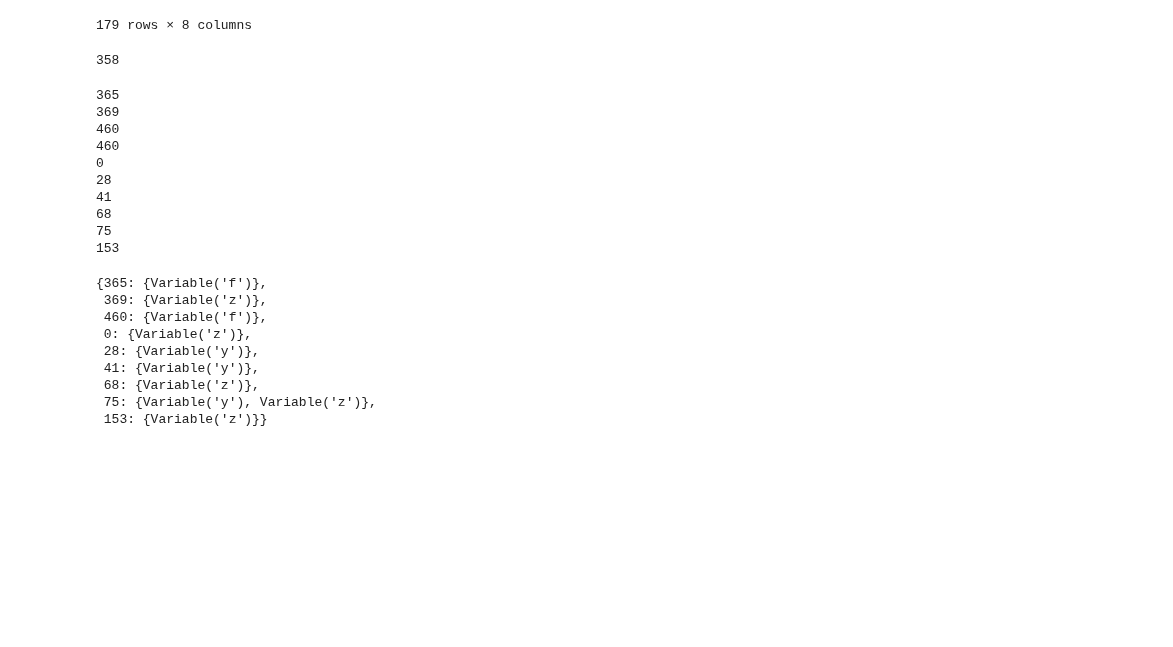
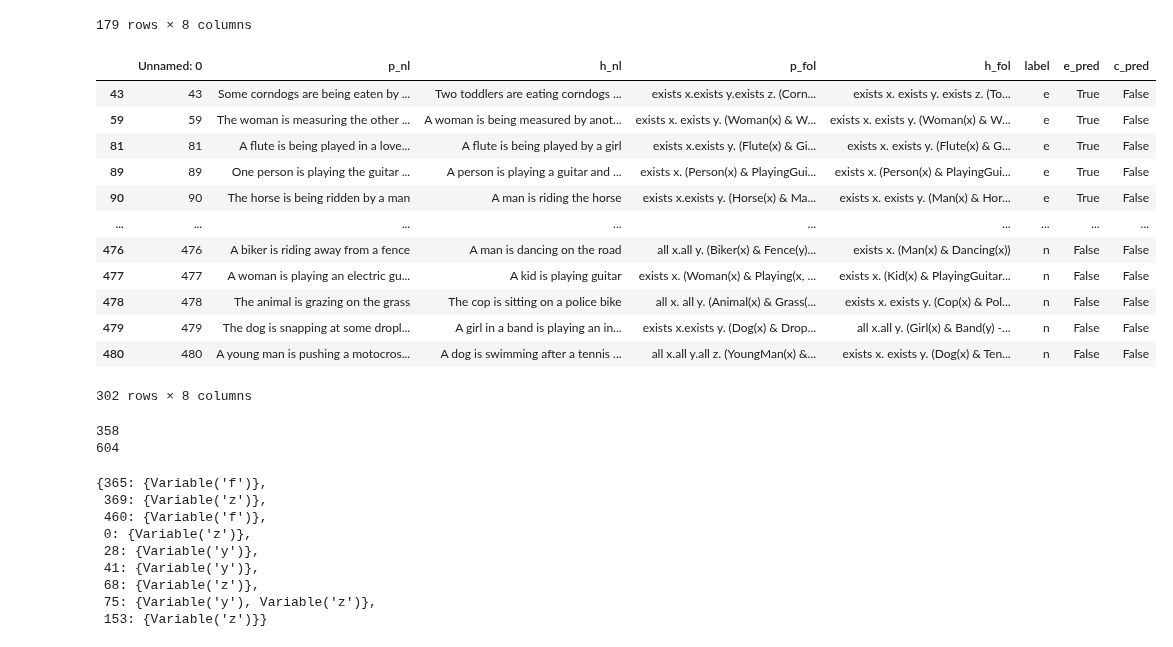
Before and after one commit to ppls-nd-prs/lola, a Jupyter notebook: NLTK.ipynb, the cells around one changed output. Cells and saved outputs as stored; diff of their text form; code cells hidden in the pictures; blank space fills up the shorter version.

Commit message:
more info on free vars

```diff
--- a/NLTK.ipynb
+++ b/NLTK.ipynb
@@ -239,20 +237,33 @@ st_wrong_fol_expr = get_fol_expressions(st_wrong)
-# %%
-len(st_wrong_fol_expr)
-# %% [output]
-358
+# %%
+st_correct_e, st_correct_c, st_correct_n = get_correct_items(res_SICK_trial)
+st_correct = pd.concat([st_correct_e, st_correct_c, st_correct_n])
+# %%
+st_correct
+# %% [output]
+|  | Unnamed: 0 | p_nl | h_nl | p_fol | h_fol | label | e_pred | c_pred |
+| 43 | 43 | Some corndogs are being eaten by ... | Two toddlers are eating corndogs ... | exists x.exists y.exists z. (Corn... | exists x. exists y. exists z. (To... | e | True | False |
+| 59 | 59 | The woman is measuring the other ... | A woman is being measured by anot... | exists x. exists y. (Woman(x) & W... | exists x. exists y. (Woman(x) & W... | e | True | False |
+| 81 | 81 | A flute is being played in a love... | A flute is being played by a girl | exists x.exists y. (Flute(x) & Gi... | exists x. exists y. (Flute(x) & G... | e | True | False |
+| 89 | 89 | One person is playing the guitar ... | A person is playing a guitar and ... | exists x. (Person(x) & PlayingGui... | exists x. (Person(x) & PlayingGui... | e | True | False |
+| 90 | 90 | The horse is being ridden by a man | A man is riding the horse | exists x.exists y. (Horse(x) & Ma... | exists x. exists y. (Man(x) & Hor... | e | True | False |
+| ... | ... | ... | ... | ... | ... | ... | ... | ... |
+| 476 | 476 | A biker is riding away from a fence | A man is dancing on the road | all x.all y. (Biker(x) & Fence(y)... | exists x. (Man(x) & Dancing(x)) | n | False | False |
+| 477 | 477 | A woman is playing an electric gu... | A kid is playing guitar | exists x. (Woman(x) & Playing(x, ... | exists x. (Kid(x) & PlayingGuitar... | n | False | False |
+| 478 | 478 | The animal is grazing on the grass | The cop is sitting on a police bike | all x. all y. (Animal(x) & Grass(... | exists x. exists y. (Cop(x) & Pol... | n | False | False |
+| 479 | 479 | The dog is snapping at some dropl... | A girl in a band is playing an in... | exists x.exists y. (Dog(x) & Drop... | all x.all y. (Girl(x) & Band(y) -... | n | False | False |
+| 480 | 480 | A young man is pushing a motocros... | A dog is swimming after a tennis ... | all x.all y.all z. (YoungMan(x) &... | exists x. exists y. (Dog(x) & Ten... | n | False | False |
+302 rows × 8 columns
+# %%
+st_wrong_fol_expr = get_fol_expressions(st_wrong)
+print(len(st_wrong_fol_expr))
+st_correct_fol_expr = get_fol_expressions(st_correct)
+print(len(st_correct_fol_expr))
+# %% [output]
+358
+604
 # %%
 st_wrong_free_vars = get_free_vars(st_wrong)
+st_correct_free_vars = get_free_vars(st_correct)
-# %% [output]
-365
-369
-460
-460
-0
-28
-41
-68
-75
-153
 # %%
 st_wrong_free_vars
 # %% [output]
```
Also changed, not shown: parts of 3 cells of this notebook, 1 other file.
